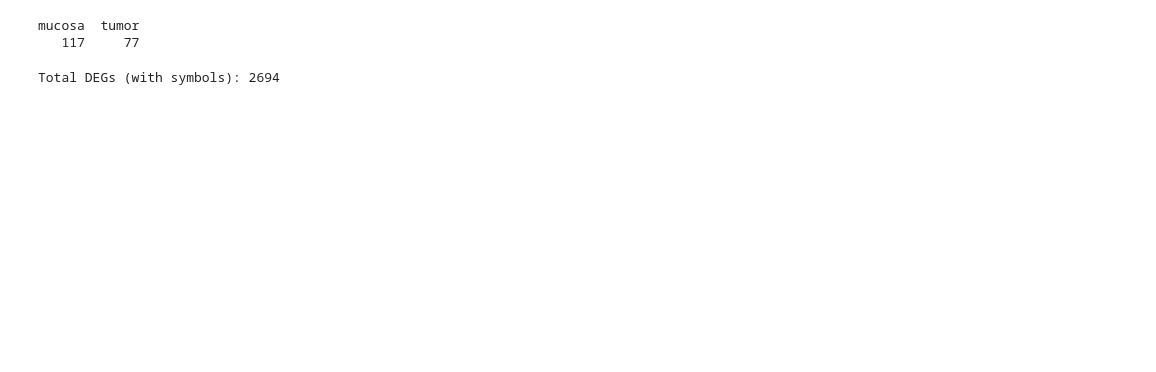
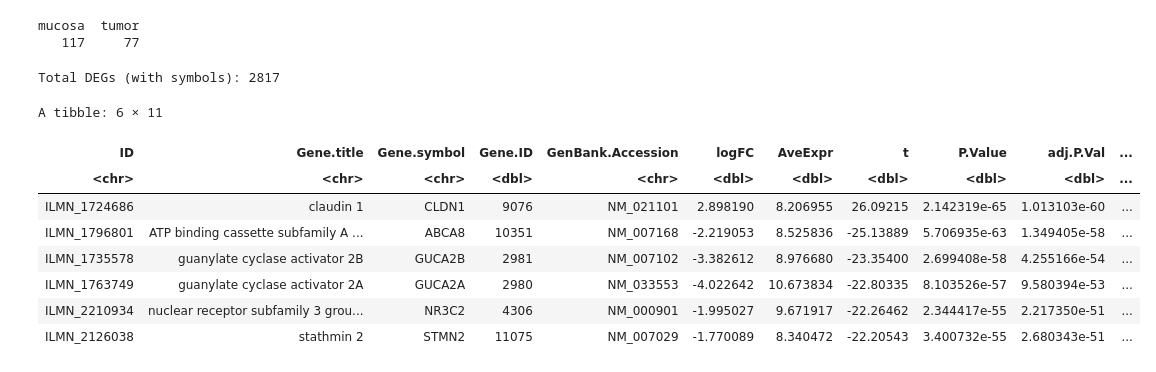
Before and after one commit to sbustamante21/taller_omics_2025, a Jupyter notebook: project.ipynb, the cells around one changed output. Drawn from its saved outputs; the diff is of its cells as text; code cells hidden in the pictures; blank space fills up the shorter version.

```diff
--- a/project.ipynb
+++ b/project.ipynb
@@ -165,5 +196,5 @@ deg_filtered <- subset(deg_results, adj.P.Val < 0.05 & abs(logFC) >= 0.5)
 # %%
 # Quick summary
-cat("Total DEGs (with symbols):", nrow(deg_filtered), "\n")
+cat("Total DEGs (with symbols):", nrow(deg_probe_unique_or_probe), "\n")
 # %% [output]
-Total DEGs (with symbols): 2694
+Total DEGs (with symbols): 2817
@@ -179,0 +201,13 @@ write.csv(deg_filtered,
+# %%
+de_paper <- read_excel("DE_paper.xlsx")
+head(de_paper)
+# %% [output]
+A tibble: 6 × 11
+| ID | Gene.title | Gene.symbol | Gene.ID | GenBank.Accession | logFC | AveExpr | t | P.Value | adj.P.Val | ... |
+| <chr> | <chr> | <chr> | <dbl> | <chr> | <dbl> | <dbl> | <dbl> | <dbl> | <dbl> | ... |
+| ILMN_1724686 | claudin 1 | CLDN1 | 9076 | NM_021101 | 2.898190 | 8.206955 | 26.09215 | 2.142319e-65 | 1.013103e-60 | ... |
+| ILMN_1796801 | ATP binding cassette subfamily A ... | ABCA8 | 10351 | NM_007168 | -2.219053 | 8.525836 | -25.13889 | 5.706935e-63 | 1.349405e-58 | ... |
+| ILMN_1735578 | guanylate cyclase activator 2B | GUCA2B | 2981 | NM_007102 | -3.382612 | 8.976680 | -23.35400 | 2.699408e-58 | 4.255166e-54 | ... |
+| ILMN_1763749 | guanylate cyclase activator 2A | GUCA2A | 2980 | NM_033553 | -4.022642 | 10.673834 | -22.80335 | 8.103526e-57 | 9.580394e-53 | ... |
+| ILMN_2210934 | nuclear receptor subfamily 3 grou... | NR3C2 | 4306 | NM_000901 | -1.995027 | 9.671917 | -22.26462 | 2.344417e-55 | 2.217350e-51 | ... |
+| ILMN_2126038 | stathmin 2 | STMN2 | 11075 | NM_007029 | -1.770089 | 8.340472 | -22.20543 | 3.400732e-55 | 2.680343e-51 | ... |
```
Also changed, not shown: parts of 14 cells of this notebook, 1 other file.
